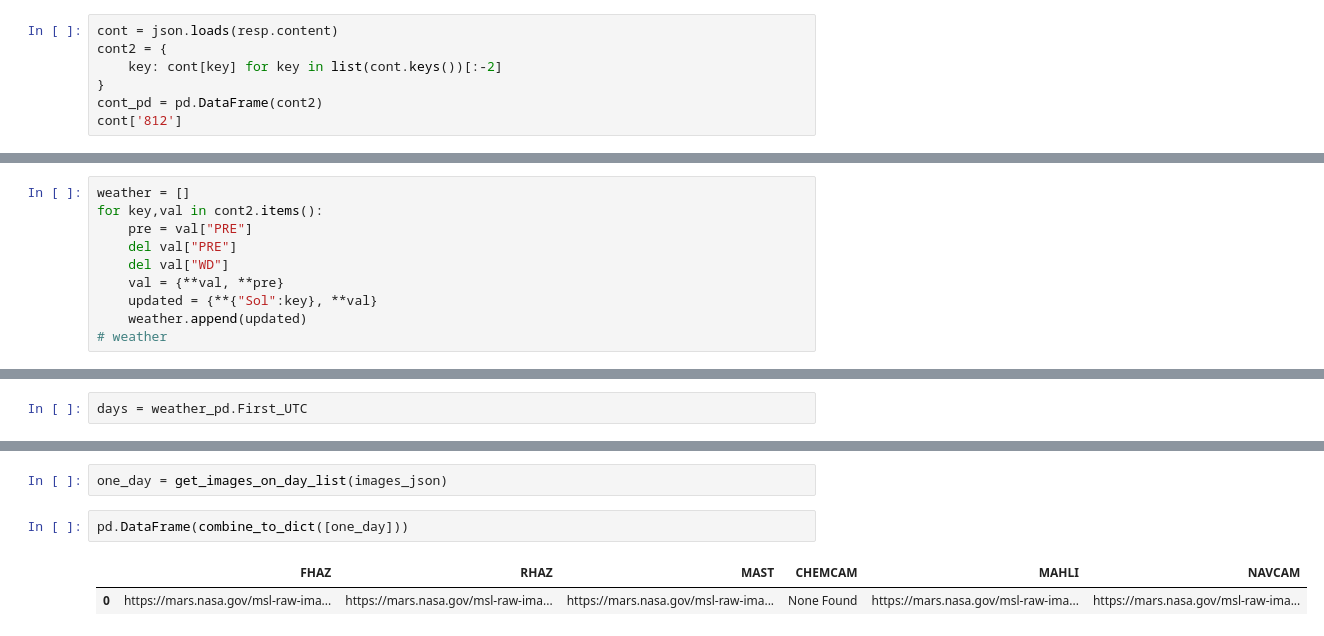
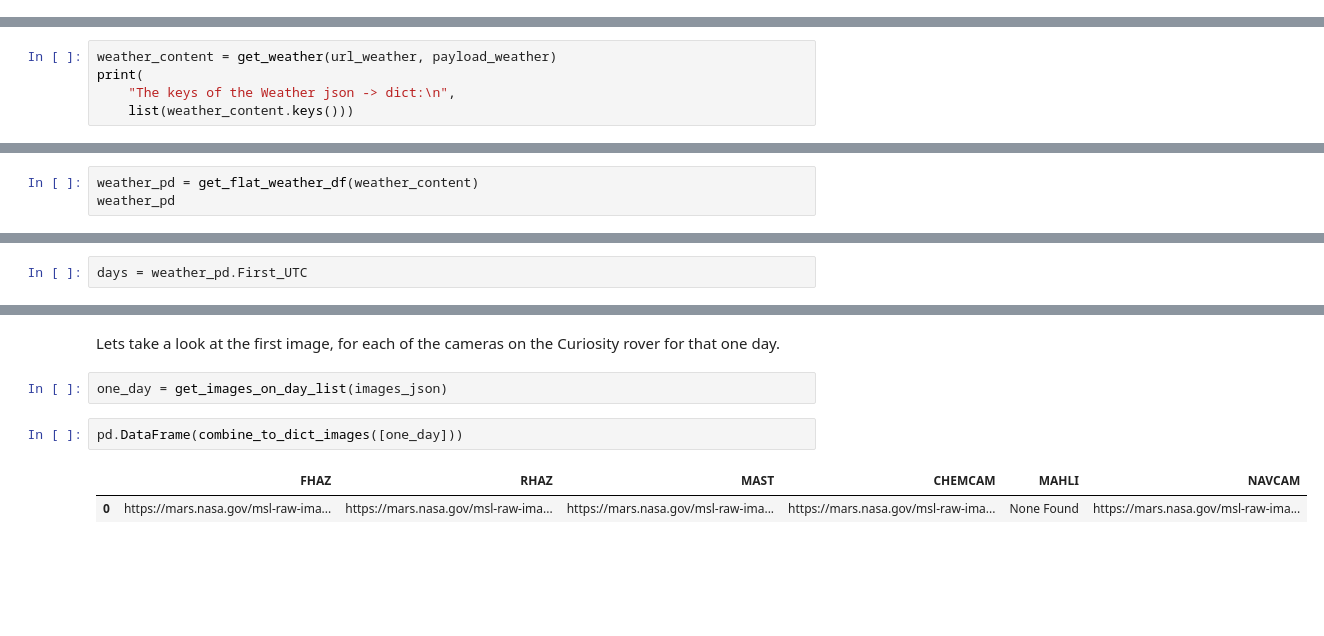
Before and after one commit to SinfulCitrus/DataSciA1, a Jupyter notebook: assignment1.ipynb, the cells around one changed output, grey strips where cells are left out. Cells and saved outputs as stored; diff of their text form; blank space fills up the shorter version.

Commit message:
Finished + JSON + HTML

```diff
--- a/assignment1.ipynb
+++ b/assignment1.ipynb
@@ -78,7 +51,0 @@ def get_images_df(url, days, rover, payload):
-# %%
-cont = json.loads(resp.content)
-cont2 = {
-    key: cont[key] for key in list(cont.keys())[:-2]
-}
-cont_pd = pd.DataFrame(cont2)
-cont['812']
@@ -94,10 +51,0 @@ cont['812']
-# %%
-weather = []
-for key,val in cont2.items():
-    pre = val["PRE"]
-    del val["PRE"]
-    del val["WD"]
-    val = {**val, **pre}
-    updated = {**{"Sol":key}, **val}
-    weather.append(updated)
-# weather
@@ -116,0 +149,5 @@ weather_pd
+# %%
+weather_content = get_weather(url_weather, payload_weather)
+print(
+    "The keys of the Weather json -> dict:\n",
+    list(weather_content.keys()))
@@ -116,0 +177,3 @@ weather_pd
+# %%
+weather_pd = get_flat_weather_df(weather_content)
+weather_pd
@@ -164,7 +252,9 @@ pd.DataFrame(images_json["photos"])
+# %% [markdown]
+Lets take a look at the first image, for each of the cameras on the Curiosity rover for that one day.
 # %%
 one_day = get_images_on_day_list(images_json)
 # %%
-pd.DataFrame(combine_to_dict([one_day]))
+pd.DataFrame(combine_to_dict_images([one_day]))
 # %% [output]
 |  | FHAZ | RHAZ | MAST | CHEMCAM | MAHLI | NAVCAM |
-| 0 | https://mars.nasa.gov/msl-raw-ima... | https://mars.nasa.gov/msl-raw-ima... | https://mars.nasa.gov/msl-raw-ima... | None Found | https://mars.nasa.gov/msl-raw-ima... | https://mars.nasa.gov/msl-raw-ima... |
+| 0 | https://mars.nasa.gov/msl-raw-ima... | https://mars.nasa.gov/msl-raw-ima... | https://mars.nasa.gov/msl-raw-ima... | https://mars.nasa.gov/msl-raw-ima... | None Found | https://mars.nasa.gov/msl-raw-ima... |
```
Also changed, not shown: parts of 61 cells of this notebook, 2 other files.
